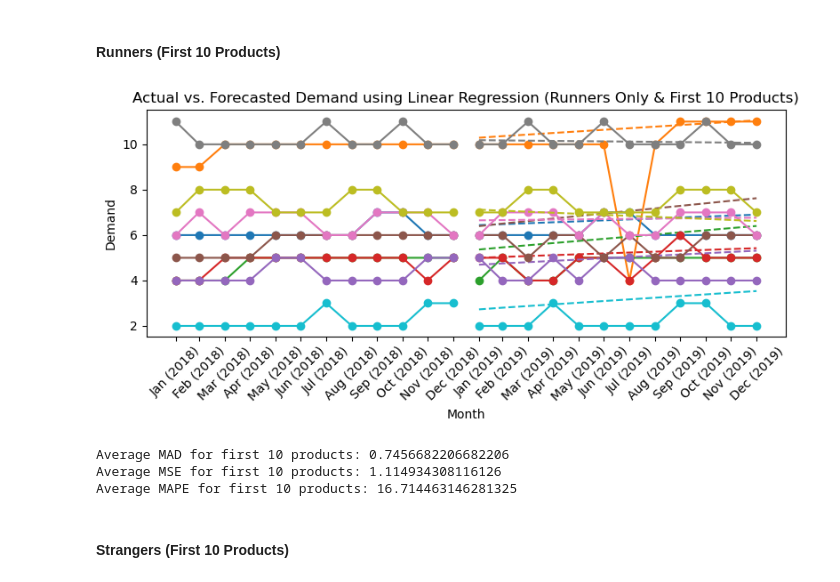
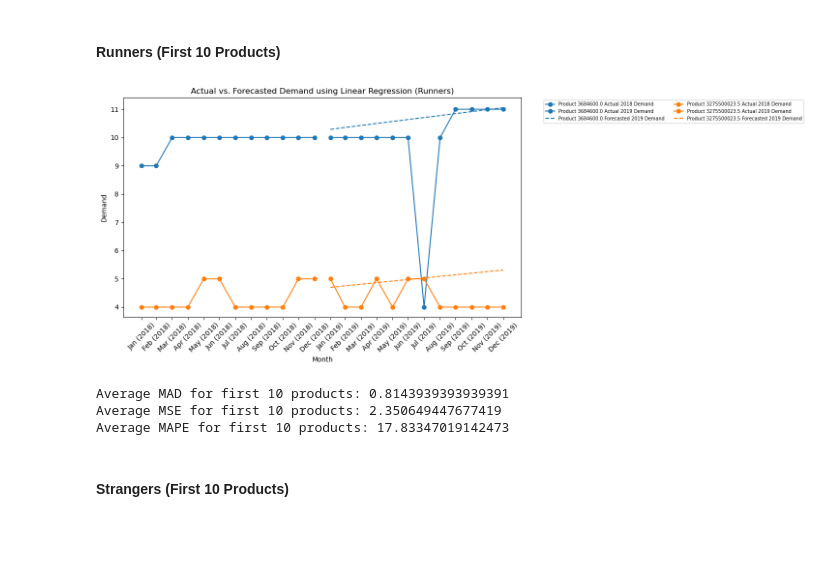
Before and after one commit to achchala/inventory-forecasting, a Jupyter notebook: linear_regression.ipynb, the cells around one changed output. Saved outputs shown, nothing was run; the diff lists cells and outputs as text; code cells hidden in the pictures; blank space fills up the shorter version.

```diff
--- a/linear_regression.ipynb
+++ b/linear_regression.ipynb
@@ -213,7 +213,7 @@ date_range = pd.date_range(start="2018-01-01", end="2019-12-31", freq='M')
 cm = plt.get_cmap('tab10')  # Colormap with 10 distinct colors
 
 # Initialize a figure for plotting
-plt.figure(figsize=(8, 4))
+plt.figure(figsize=(15, 6))
 
 # Initialize lists to store metrics
 mad_list, mse_list, mape_list = [], [], []
@@ -226,19 +226,23 @@ colors = plt.cm.tab10(np.linspace(0, 1, 10))
 
 # Plot each product's actual demand and forecast, except for product 3271255000
 for idx, (product_id, row) in enumerate(df_runners.iterrows()):
-    demand_data = pd.to_numeric(row[32:56], errors='coerce').fillna(method='ffill').dropna()
+    #  if num_products_processed < 10:
+    if product_id in (3275500023.5, 3684600.0,):
+        # Get the color for the current product
+        color = colors[num_products_processed % len(colors)]
+        demand_data = pd.to_numeric(row[32:56], errors='coerce').fillna(method='ffill').dropna()
 
-    if len(demand_data) == 24:  # Check for complete data for both years
-        train_data, test_data = demand_data[:12], demand_data[12:]
-        train_months = np.arange(1, 13).reshape(-1, 1)  # 2018
-        test_months = np.arange(13, 25).reshape(-1, 1)  # 2019
+        if len(demand_data) == 24:  # Check for complete data for both years
+            train_data, test_data = demand_data[:12], demand_data[12:]
+            train_months = np.arange(1, 13).reshape(-1, 1)  # 2018
+            test_months = np.arange(13, 25).reshape(-1, 1)  # 2019
 
-        # Fit Linear Regression model on 2018 data
-        model = LinearRegression()
-        model.fit(train_months, train_data)
+            # Fit Linear Regression model on 2018 data
+            model = LinearRegression()
+            model.fit(train_months, train_data)
 
-        # Forecast for 2019
-        predictions = model.predict(test_months)
+            # Forecast for 2019
+            predictions = model.predict(test_months)
 
         # Calculate accuracy metrics
         mad = mean_absolute_error(test_data, predictions)
@@ -249,48 +253,45 @@ for idx, (product_id, row) in enumerate(df_runners.iterrows()):
         mad_list.append(mad)
         mse_list.append(mse)
         mape_list.append(mape)
-
-        # Select color for the product
-        color = colors[idx % 10]
 
         # Plot actual demand with unique color
         plt.plot(date_range[:12], demand_data[:12], marker='o', color=color, label=f'Product {product_id} Actual 2018 Demand')
 
         # Plot the actual 2019 demand
         plt.plot(date_range[12:], test_data, marker='o', color=color, label=f'Product {product_id} Actual 2019 Demand')
 
         # Overlay forecasted demand for 2019 with red dashed line
         plt.plot(date_range[12:], predictions, linestyle='--', color=color, label=f'Product {product_id} Forecasted 2019 Demand')
 
         # Increment the product counter
         num_products_processed += 1
 
     # Stop after plotting 10 products
-    if num_products_processed >= 10:
-        break
+    # if num_products_processed >= 10:
+    #     break
 
 # Adjusting the x-axis to display full date range with formatted labels
 plt.xticks(date_range, [date.strftime('%b (%Y)') for date in date_range], rotation=45)
 plt.xlabel('Month')
 plt.ylabel('Demand')
-plt.title('Actual vs. Forecasted Demand using Linear Regression (Runners Only & First 10 Products)')
-# plt.legend(bbox_to_anchor=(1.05, 1), loc='upper left', fontsize='x-small', ncol=2)
+plt.title('Actual vs. Forecasted Demand using Linear Regression (Runners)')
+plt.legend(bbox_to_anchor=(1.05, 1), loc='upper left', fontsize='x-small', ncol=2)
 plt.tight_layout()
 plt.show()
 
 # Calculate and display average metrics
 average_mad = np.mean(mad_list)
 average_mse = np.mean(mse_list)
 average_mape = np.mean(mape_list)
 
 print(f'Average MAD for first 10 products: {average_mad}')
 print(f'Average MSE for first 10 products: {average_mse}')
 print(f'Average MAPE for first 10 products: {average_mape}')
 # %% [output]
-[figure, old version]
+[figure, new version]
-Average MAD for first 10 products: 0.7456682206682206
-Average MSE for first 10 products: 1.114934308116126
-Average MAPE for first 10 products: 16.714463146281325
+Average MAD for first 10 products: 0.8143939393939391
+Average MSE for first 10 products: 2.350649447677419
+Average MAPE for first 10 products: 17.83347019142473
 # %% [markdown]
 #### Strangers (First 10 Products)
 # %%
```
Also changed, not shown: parts of 6 cells of this notebook, 1 other file.
